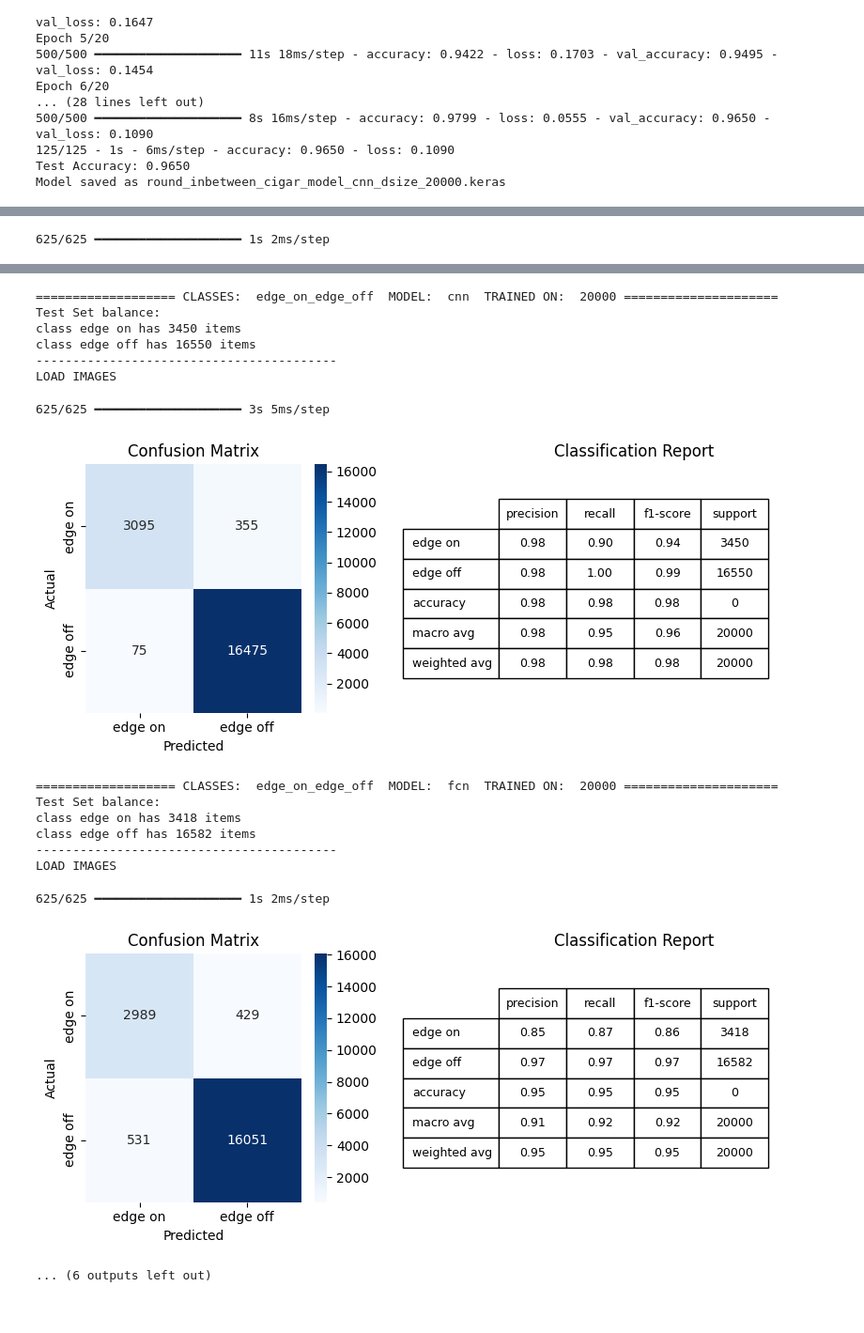
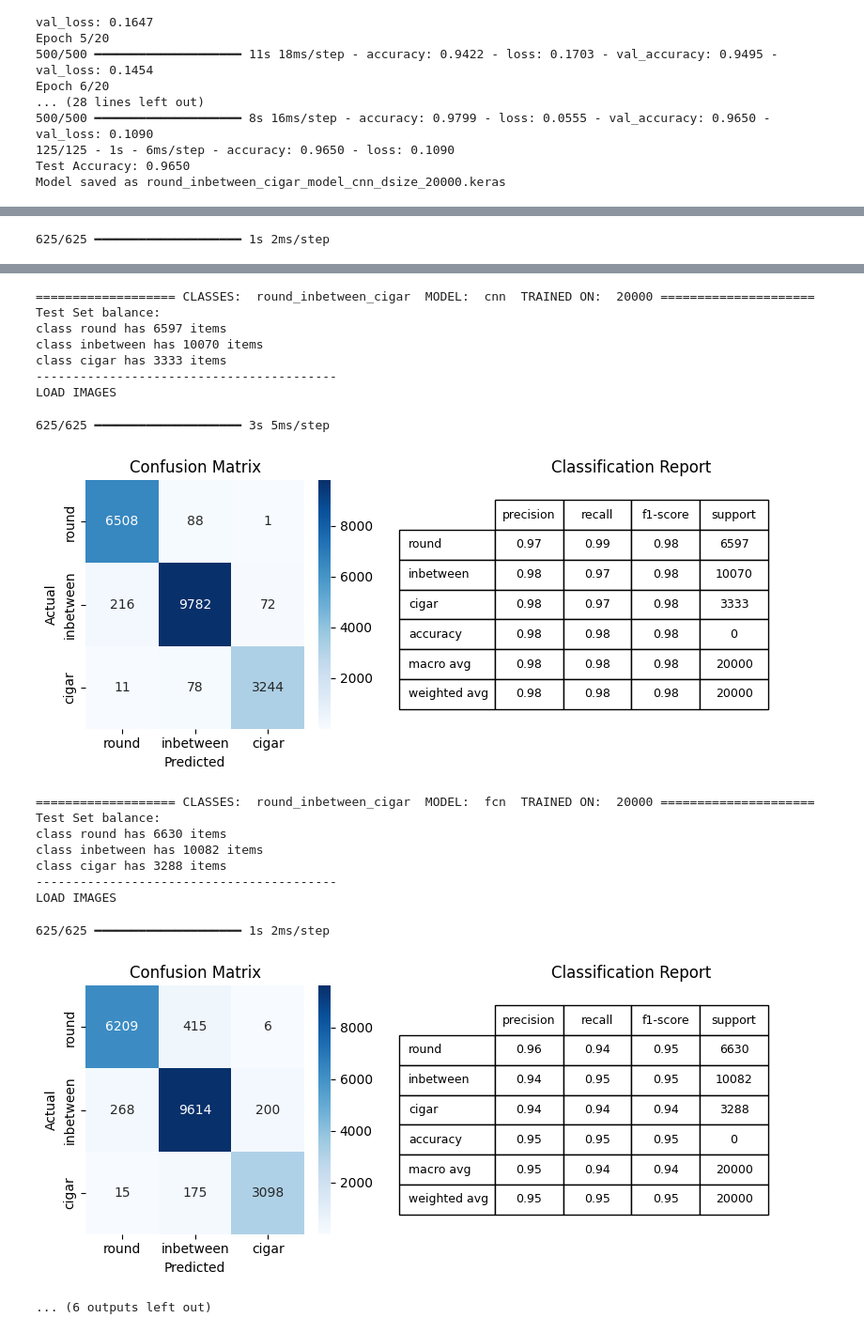
Before and after one commit to mtsizh/galaxy-morphology-manifold-learning, a Jupyter notebook: nn_classification.ipynb, the cells around one changed output, grey strips where cells are left out. Shown: that part at 94% size. Cells and saved outputs as stored; diff of their text form; code cells hidden in the pictures.

```diff
--- a/nn_classification.ipynb
+++ b/nn_classification.ipynb
@@ -146,0 +151,11 @@ Model saved as round_inbetween_cigar_model_cnn_dsize_20000.keras
+# %%
+all_models = [
+    'edge_on_edge_off_model_cnn_dsize_20000',
+    'edge_on_edge_off_model_fcn_dsize_20000',
+    'round_inbetween_cigar_model_cnn_dsize_20000',
+    'round_inbetween_cigar_model_fcn_dsize_20000',
+    'smooth_featured_model_cnn_dsize_20000',
+    'smooth_featured_model_fcn_dsize_20000'
+]
+for model in all_models:
+  !wget -q https://raw.githubusercontent.com/mtsizh/galaxy-morphology-manifold-learning/main/pretrained_models/{model}.keras && echo "{model} OK" || echo "ERROR on {model}"
@@ -156,6 +180,10 @@ import numpy as np
 import matplotlib.pyplot as plt
 import seaborn as sns
 import keras
+import pandas as pd
+from tqdm.auto import tqdm
+from PIL import Image
+from tensorflow.keras.utils import to_categorical
 
 
 test_size = 20000
@@ -229,6 +257,7 @@ def draw_heatmap_with_info(y_test, y_pred, width, height, clsnames):
 
 
 model_files = glob.glob("*.keras")
+model_files.sort()
 for model_file in model_files:
   matched = re.match('(.*)_model_(.*)_dsize_([0-9]+)\.keras', model_file)
   if not matched:
@@ -264,17 +292,19 @@ LOAD IMAGES
-=================== CLASSES:  edge_on_edge_off  MODEL:  cnn  TRAINED ON:  20000 =====================
+=================== CLASSES:  round_inbetween_cigar  MODEL:  cnn  TRAINED ON:  20000 =====================
 Test Set balance:
-class edge on has 3450 items
-class edge off has 16550 items
+class round has 6597 items
+class inbetween has 10070 items
+class cigar has 3333 items
 -----------------------------------------
 LOAD IMAGES
 625/625 ━━━━━━━━━━━━━━━━━━━━ 3s 5ms/step
-[figure, old version]
+[figure, new version]
-=================== CLASSES:  edge_on_edge_off  MODEL:  fcn  TRAINED ON:  20000 =====================
+=================== CLASSES:  round_inbetween_cigar  MODEL:  fcn  TRAINED ON:  20000 =====================
 Test Set balance:
-class edge on has 3418 items
-class edge off has 16582 items
+class round has 6630 items
+class inbetween has 10082 items
+class cigar has 3288 items
 -----------------------------------------
 LOAD IMAGES
 625/625 ━━━━━━━━━━━━━━━━━━━━ 1s 2ms/step
-[figure, old version]
+[figure, new version]
 ... (6 outputs left out)
```
Also changed, not shown: parts of 4 cells of this notebook.
